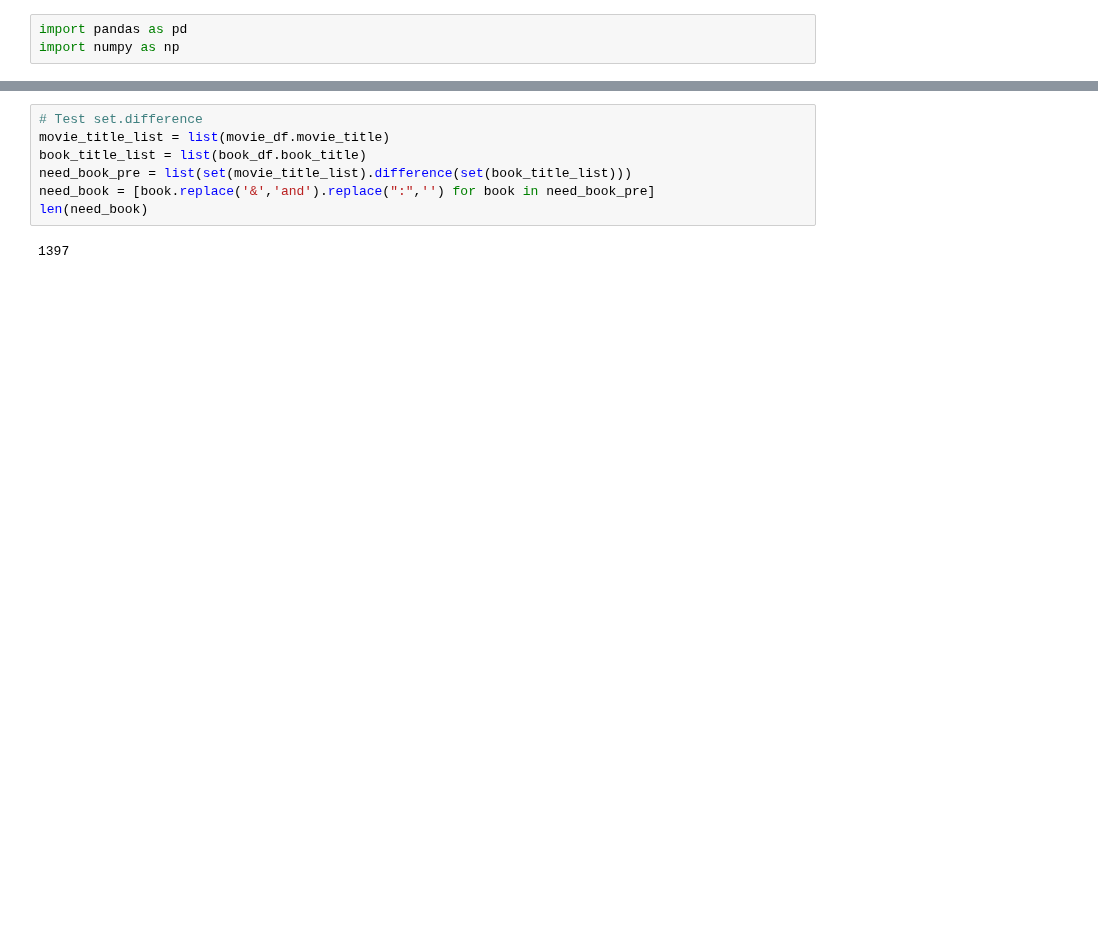
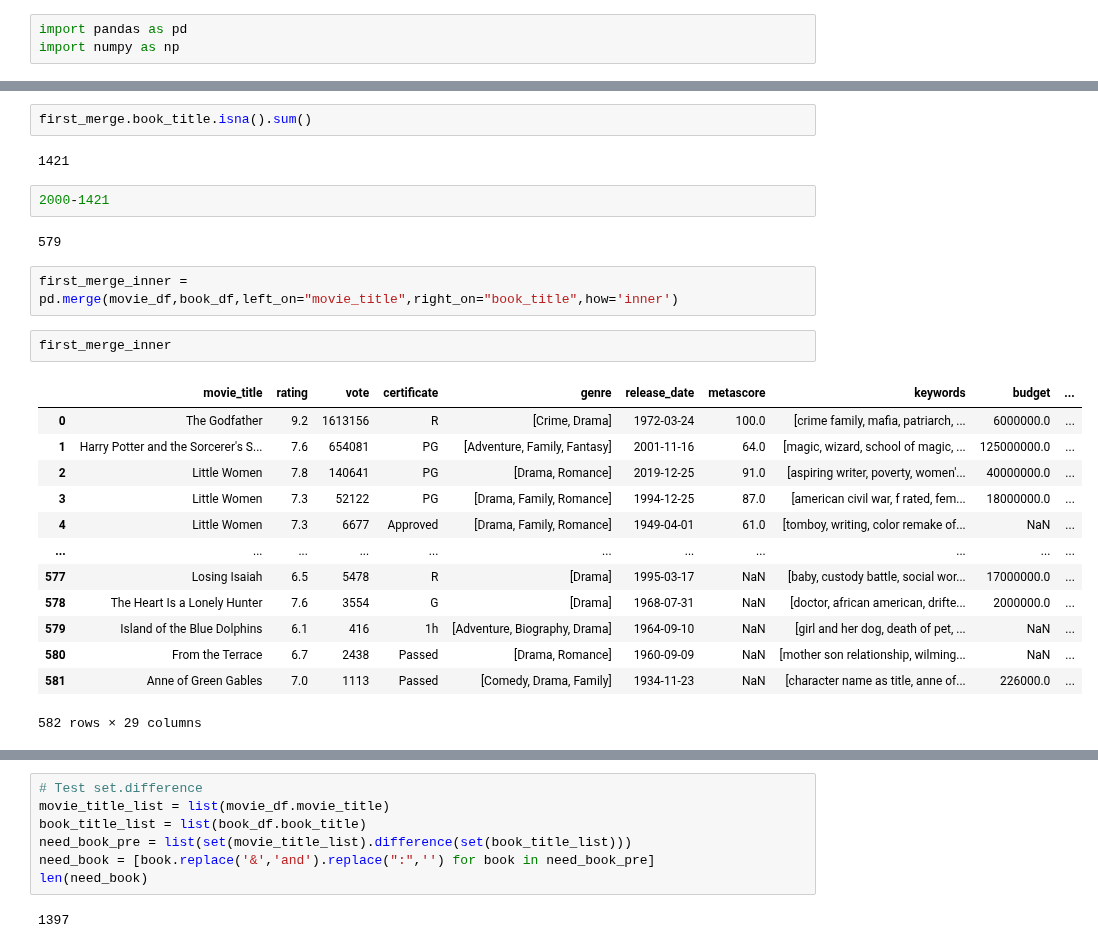
Before and after one commit to katiehuang1221/Predict-Revenue-Of-Movie-Adaptation, a Jupyter notebook: notebooks/merge_practice.ipynb, the cells around one changed output, grey strips where cells are left out. Drawn from its saved outputs; the diff is of its cells as text; blank space fills up the shorter version.

Commit message:
Updated merge_practice.ipynb. Combined moive and book data for final book_list

```diff
--- a/notebooks/merge_practice.ipynb
+++ b/notebooks/merge_practice.ipynb
@@ -26,2 +35,28 @@ test_merge
+# %%
+first_merge.book_title.isna().sum()
+# %% [output]
+1421
+# %%
+2000-1421
+# %% [output]
+579
+# %%
+first_merge_inner = pd.merge(movie_df,book_df,left_on="movie_title",right_on="book_title",how='inner')
+# %%
+first_merge_inner
+# %% [output]
+|  | movie_title | rating | vote | certificate | genre | release_date | metascore | keywords | budget | ... |
+| 0 | The Godfather | 9.2 | 1613156 | R | [Crime, Drama] | 1972-03-24 | 100.0 | [crime family, mafia, patriarch, ... | 6000000.0 | ... |
+| 1 | Harry Potter and the Sorcerer's S... | 7.6 | 654081 | PG | [Adventure, Family, Fantasy] | 2001-11-16 | 64.0 | [magic, wizard, school of magic, ... | 125000000.0 | ... |
+| 2 | Little Women | 7.8 | 140641 | PG | [Drama, Romance] | 2019-12-25 | 91.0 | [aspiring writer, poverty, women'... | 40000000.0 | ... |
+| 3 | Little Women | 7.3 | 52122 | PG | [Drama, Family, Romance] | 1994-12-25 | 87.0 | [american civil war, f rated, fem... | 18000000.0 | ... |
+| 4 | Little Women | 7.3 | 6677 | Approved | [Drama, Family, Romance] | 1949-04-01 | 61.0 | [tomboy, writing, color remake of... | NaN | ... |
+| ... | ... | ... | ... | ... | ... | ... | ... | ... | ... | ... |
+| 577 | Losing Isaiah | 6.5 | 5478 | R | [Drama] | 1995-03-17 | NaN | [baby, custody battle, social wor... | 17000000.0 | ... |
+| 578 | The Heart Is a Lonely Hunter | 7.6 | 3554 | G | [Drama] | 1968-07-31 | NaN | [doctor, african american, drifte... | 2000000.0 | ... |
+| 579 | Island of the Blue Dolphins | 6.1 | 416 | 1h | [Adventure, Biography, Drama] | 1964-09-10 | NaN | [girl and her dog, death of pet, ... | NaN | ... |
+| 580 | From the Terrace | 6.7 | 2438 | Passed | [Drama, Romance] | 1960-09-09 | NaN | [mother son relationship, wilming... | NaN | ... |
+| 581 | Anne of Green Gables | 7.0 | 1113 | Passed | [Comedy, Drama, Family] | 1934-11-23 | NaN | [character name as title, anne of... | 226000.0 | ... |
+582 rows × 29 columns
 # %%
 # Find movies without a matching book
```
Also changed, not shown: parts of 16 cells of this notebook.
